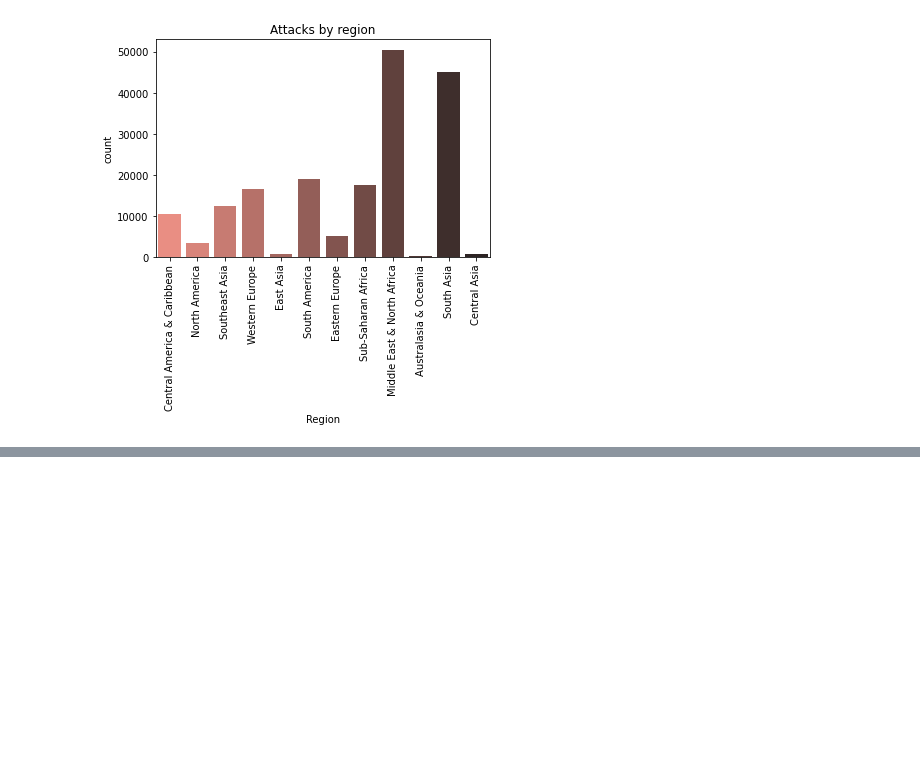
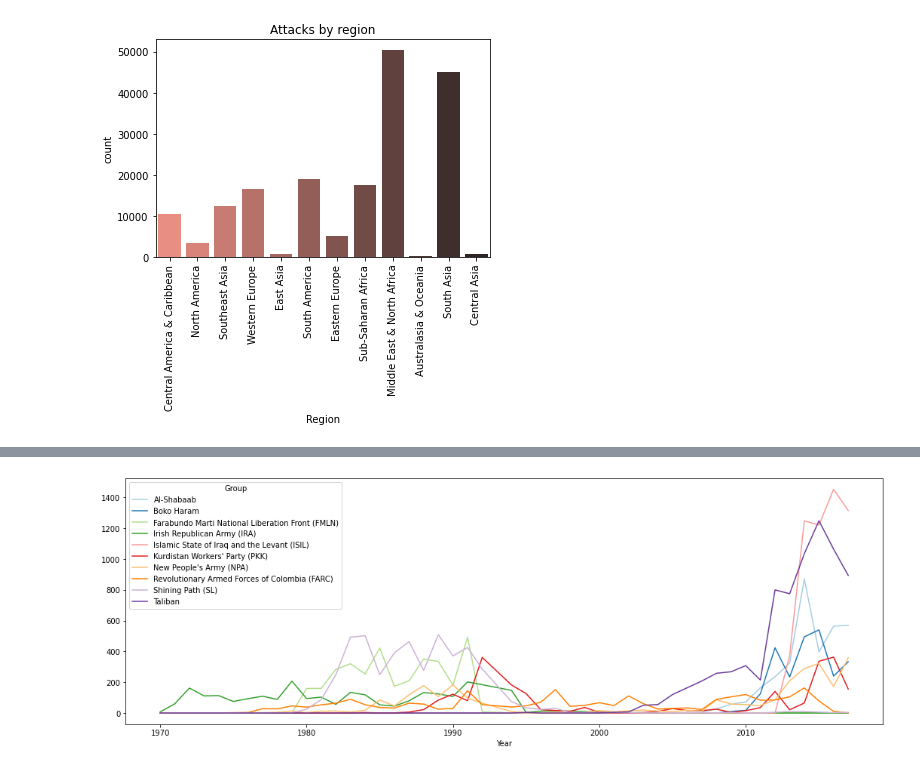
Before and after one commit to Sumit3301/EDA-on-Terrorism, a Jupyter notebook: EDA_Terrorism.ipynb, the cells around one changed output, grey strips where cells are left out. Drawn from its saved outputs; the diff is of its cells as text; code cells hidden in the pictures; blank space fills up the shorter version.

```diff
--- a/EDA_Terrorism.ipynb
+++ b/EDA_Terrorism.ipynb
@@ -131,0 +175,9 @@ Text(0.5, 1.0, 'Successful and Unsuccessful Attacks over the years')
+# %%
+#Top Terrorist Groups
+top_terror=update_data[update_data["Group"].isin(update_data["Group"].value_counts()[1:11].index)]
+pd.crosstab(top_terror.Year,top_terror.Group).plot(color=sns.color_palette('Paired',10))
+gp=plt.gcf()
+gp.set_size_inches(18,6)
+gp.show()
+# %% [output]
+[figure, added]
```
Also changed, not shown: parts of 16 cells of this notebook, 2 other files.
